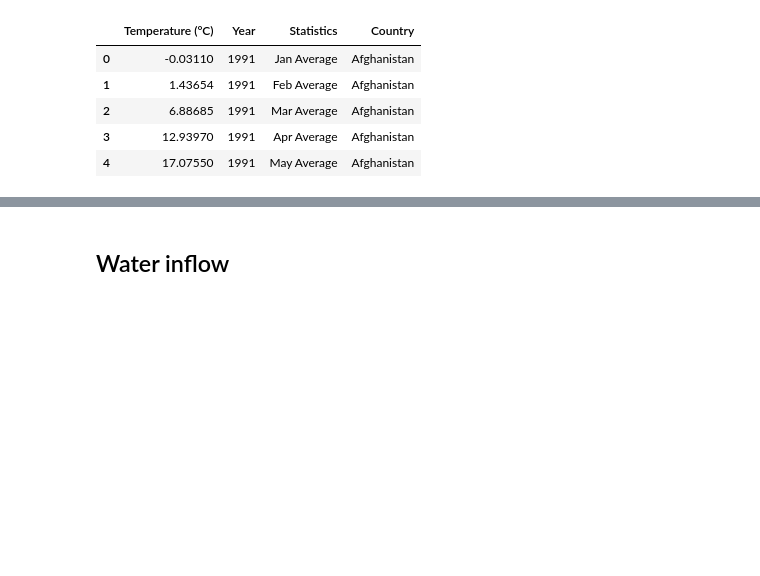
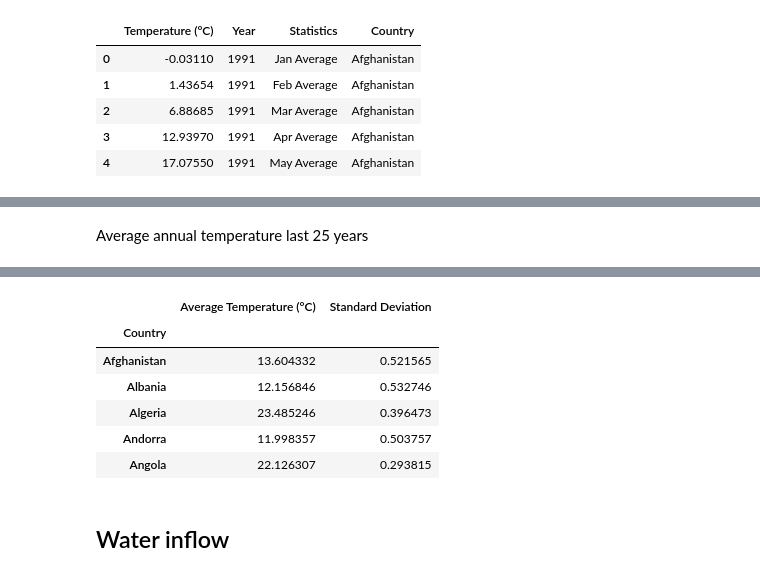
Before and after one commit to herbmks/MDA-Tuvalu, a Jupyter notebook: preprocessing climate factors.ipynb, the cells around one changed output, grey strips where cells are left out. Cells and saved outputs as stored; diff of their text form; code cells hidden in the pictures; blank space fills up the shorter version.

```diff
--- a/preprocessing climate factors.ipynb
+++ b/preprocessing climate factors.ipynb
@@ -92,5 +90,7 @@ Average annual temperature last 25 years
+# %% [markdown]
+Average annual temperature last 25 years
 # %%
 average_annual_temperature = annual_temperature.groupby("Country").mean()
 average_annual_temperature["Standard Deviation"] = annual_temperature.groupby("Country").std()
-Average rainfall last 25 years per country
+average_annual_temperature.head()
 # %% [output]
@@ -98,2 +97,9 @@ SyntaxError: invalid syntax (<ipython-input-9-11608ad6c2c3>, line 3)
+|  | Average Temperature (°C) | Standard Deviation |
+| Country |  |  |
+| Afghanistan | 13.604332 | 0.521565 |
+| Albania | 12.156846 | 0.532746 |
+| Algeria | 23.485246 | 0.396473 |
+| Andorra | 11.998357 | 0.503757 |
+| Angola | 22.126307 | 0.293815 |
 # %% [markdown]
 ## Water inflow
```
Also changed, not shown: parts of 27 cells of this notebook.
